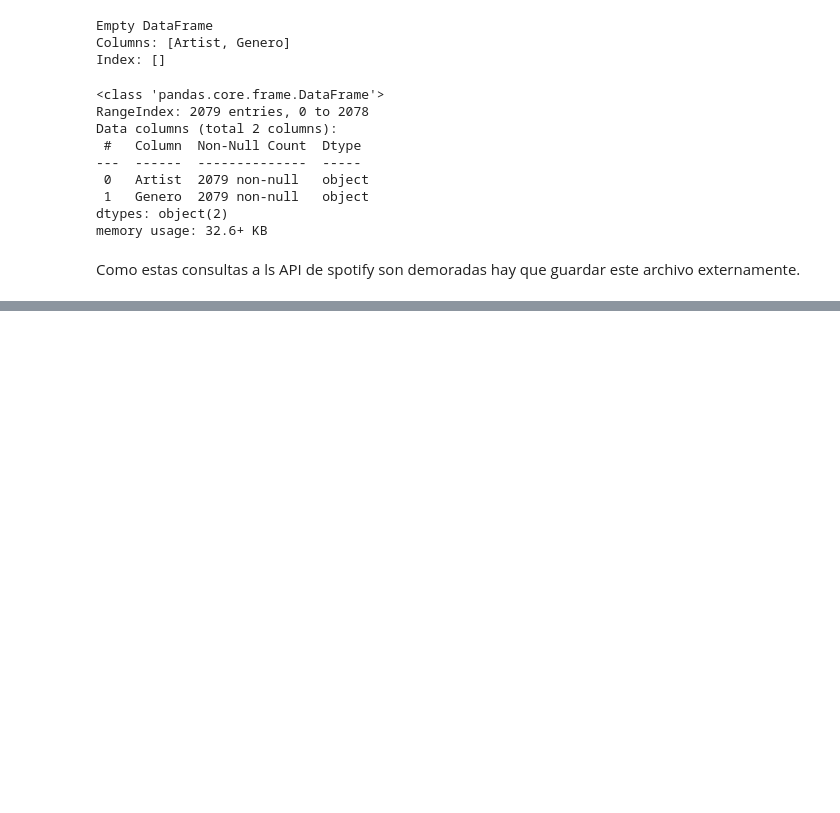
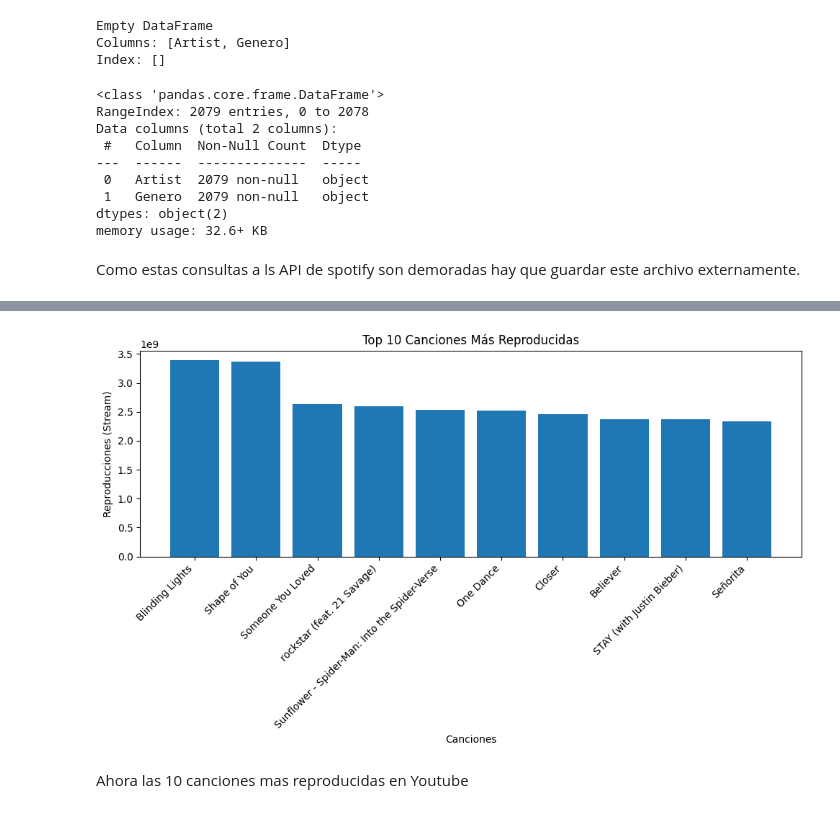
Before and after one commit to jjmoras1/DS2_Preentrega01, a Jupyter notebook: 01_Preparacion_Data.ipynb, the cells around one changed output, grey strips where cells are left out. Drawn from its saved outputs; the diff is of its cells as text; code cells hidden in the pictures; blank space fills up the shorter version.

```diff
--- a/01_Preparacion_Data.ipynb
+++ b/01_Preparacion_Data.ipynb
@@ -307,0 +450,5 @@ df_Artistas.to_csv('Generos.csv', index=False)
+# %%
+# Eliminar filas con valores nulos en las columnas necesarias
+df_final = df_final.dropna(subset=['Track', 'Stream'])
+
+df_final.info()
@@ -307,0 +473,4 @@ df_Artistas.to_csv('Generos.csv', index=False)
+# %%
+df_unicas = df_final.loc[df_final.groupby('Track')['Stream'].idxmax()]
+
+df_unicas.info()
@@ -307,0 +497,3 @@ df_Artistas.to_csv('Generos.csv', index=False)
+# %%
+top_10_canciones = df_unicas.sort_values(by='Stream', ascending=False).head(10)
+top_10_canciones[['Track','Artist','Stream']]
@@ -307,0 +512,16 @@ df_Artistas.to_csv('Generos.csv', index=False)
+# %%
+
+
+# Crear el gráfico de barras
+plt.figure(figsize=(10, 6))
+plt.bar(top_10_canciones['Track'], top_10_canciones['Stream'])
+plt.xlabel('Canciones')
+plt.ylabel('Reproducciones (Stream)')
+plt.title('Top 10 Canciones Más Reproducidas')
+plt.xticks(rotation=45, ha='right')  # Rotar las etiquetas de las canciones
+plt.tight_layout()  # Ajustar el diseño para evitar solapamientos
+plt.show()
+# %% [output]
+[figure, added]
+# %% [markdown]
+Ahora las 10  canciones mas reproducidas en Youtube
```
Also changed, not shown: parts of 41 cells of this notebook, 1 other file.
